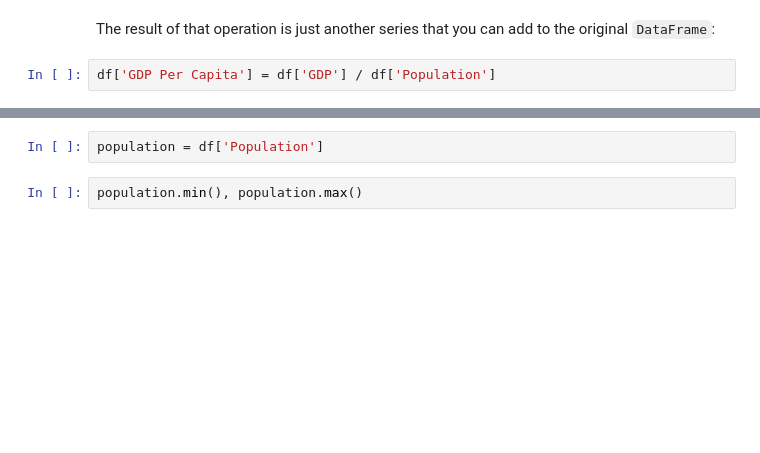
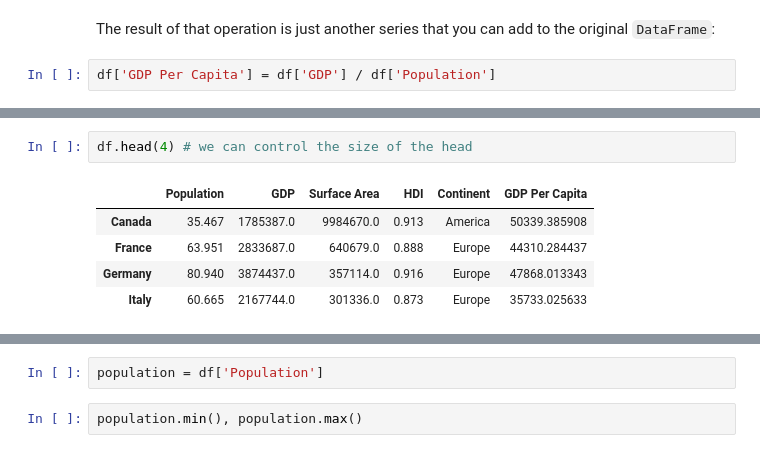
Before and after one commit to verticalmeadows/FreeCodeCamp-Pandas-Real-Life-Example, a Jupyter notebook: Copy_of_3_Pandas_DataFrames_checkpoint.ipynb, the cells around one changed output, grey strips where cells are left out. Cells and saved outputs as stored; diff of their text form; blank space fills up the shorter version.

```diff
--- a/Copy_of_3_Pandas_DataFrames_checkpoint.ipynb
+++ b/Copy_of_3_Pandas_DataFrames_checkpoint.ipynb
@@ -483 +782,9 @@ df.head()
+# %%
+df.head(4) # we can control the size of the head
+# %% [output]
+|  | Population | GDP | Surface Area | HDI | Continent | GDP Per Capita |
+| Canada | 35.467 | 1785387.0 | 9984670.0 | 0.913 | America | 50339.385908 |
+| France | 63.951 | 2833687.0 | 640679.0 | 0.888 | Europe | 44310.284437 |
+| Germany | 80.940 | 3874437.0 | 357114.0 | 0.916 | Europe | 47868.013343 |
+| Italy | 60.665 | 2167744.0 | 301336.0 | 0.873 | Europe | 35733.025633 |
 # %%
```
Also changed, not shown: parts of 69 cells of this notebook.
